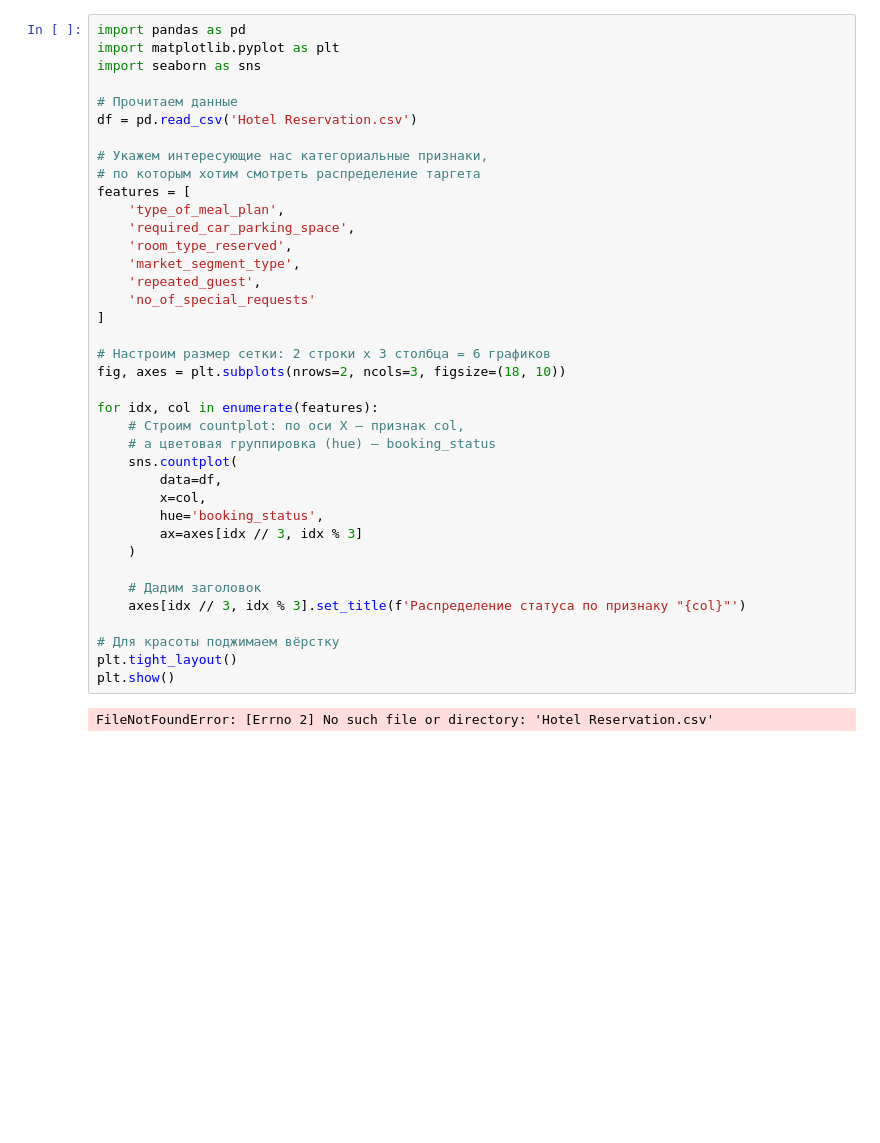
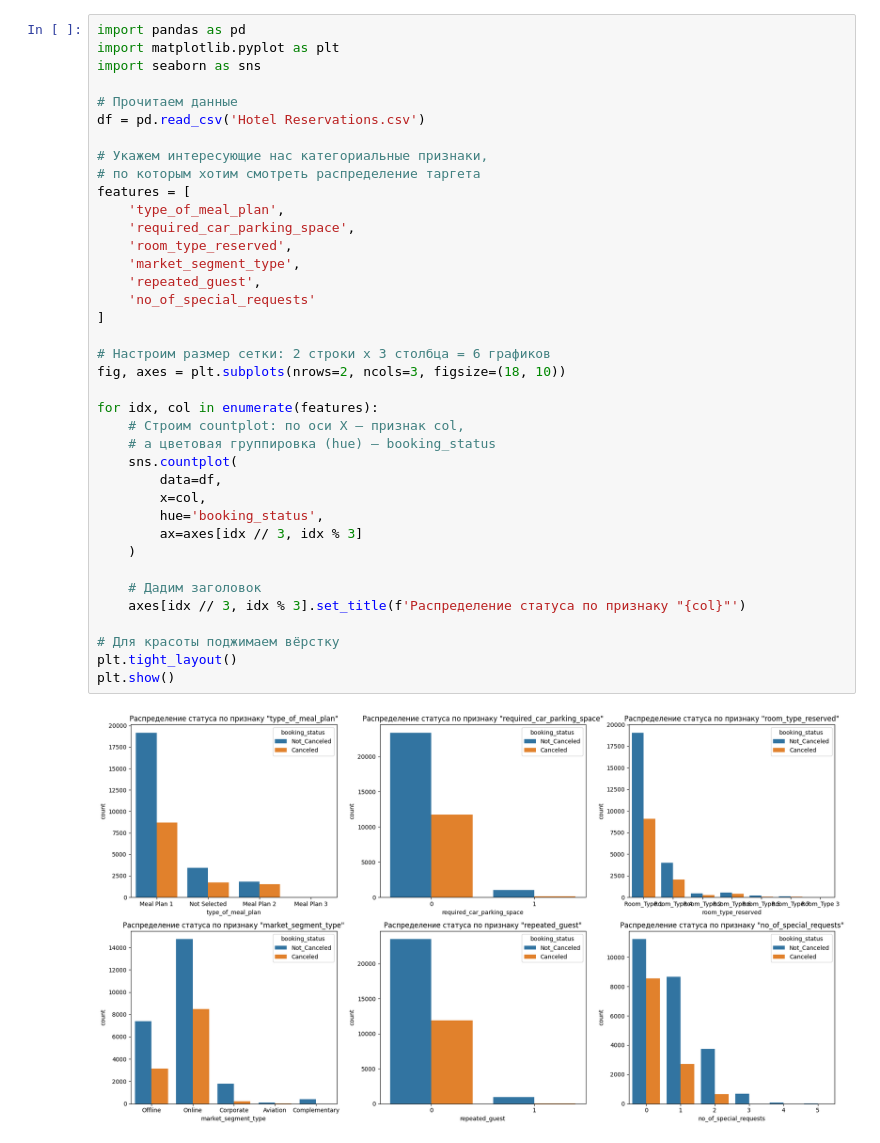
Before and after one commit to Juholujo/ML-and-big-data-analysis, a Jupyter notebook: DPO_Practical/DPO_1.ipynb, the cells around one changed output. Drawn from its saved outputs; the diff is of its cells as text; blank space fills up the shorter version.

```diff
--- a/DPO_Practical/DPO_1.ipynb
+++ b/DPO_Practical/DPO_1.ipynb
@@ -4,37 +4,37 @@ import matplotlib.pyplot as plt
 import seaborn as sns
 
 # Прочитаем данные
-df = pd.read_csv('Hotel Reservation.csv')
+df = pd.read_csv('Hotel Reservations.csv')
 
 # Укажем интересующие нас категориальные признаки,
 # по которым хотим смотреть распределение таргета
 features = [
     'type_of_meal_plan',
     'required_car_parking_space',
     'room_type_reserved',
     'market_segment_type',
     'repeated_guest',
     'no_of_special_requests'
 ]
 
 # Настроим размер сетки: 2 строки x 3 столбца = 6 графиков
 fig, axes = plt.subplots(nrows=2, ncols=3, figsize=(18, 10))
 
 for idx, col in enumerate(features):
     # Строим countplot: по оси X — признак col,
     # а цветовая группировка (hue) — booking_status
     sns.countplot(
         data=df,
         x=col,
         hue='booking_status',
         ax=axes[idx // 3, idx % 3]
     )
 
     # Дадим заголовок
     axes[idx // 3, idx % 3].set_title(f'Распределение статуса по признаку "{col}"')
 
 # Для красоты поджимаем вёрстку
 plt.tight_layout()
 plt.show()
 # %% [output]
-FileNotFoundError: [Errno 2] No such file or directory: 'Hotel Reservation.csv'
+[figure, added]
```
